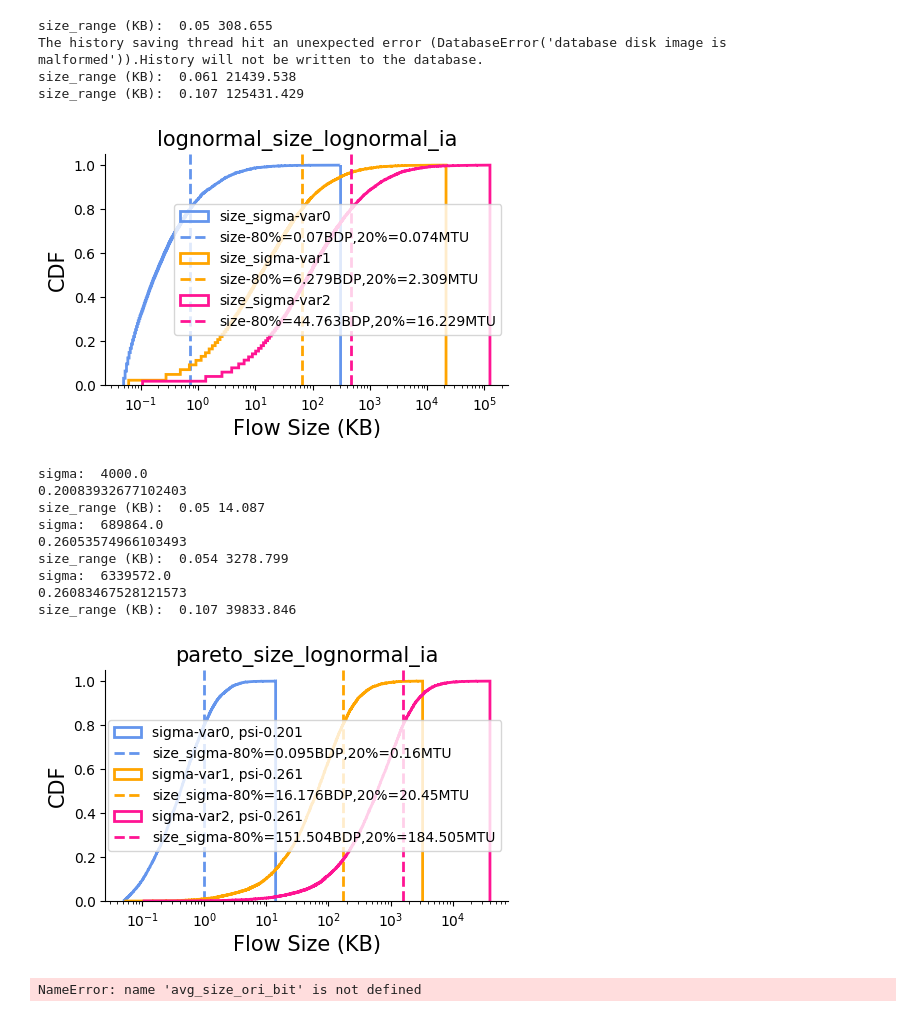
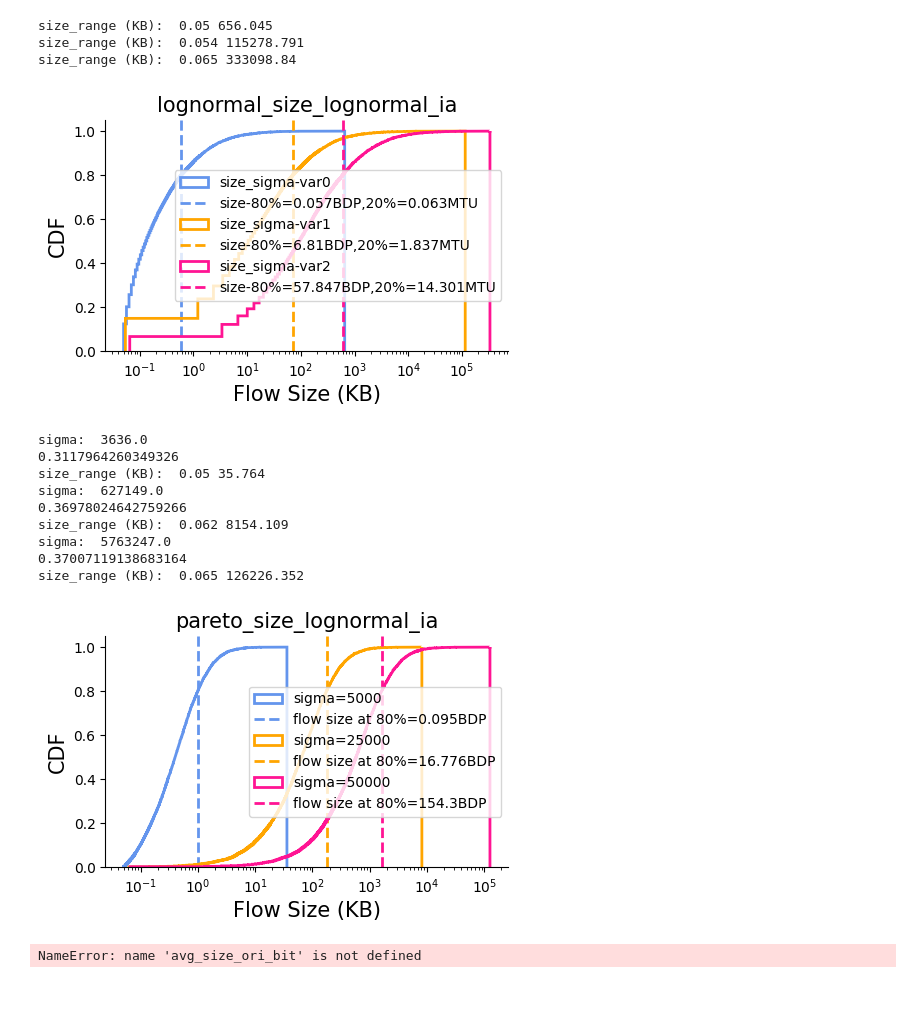
Before and after one commit to kwzhao/High-Precision-Congestion-Control, a Jupyter notebook: traffic_gen/plt_data.ipynb, the cells around one changed output. Cells and saved outputs as stored; diff of their text form; code cells hidden in the pictures.

```diff
--- a/traffic_gen/plt_data.ipynb
+++ b/traffic_gen/plt_data.ipynb
@@ -124,9 +125,9 @@ fig = plt.figure(figsize=(5.2, 3))  # 2.5 inch for 1/3 double column width
 ax = fig.add_subplot(111)
 for sigma_idx,size_sigma_ori in enumerate(sigmas):
       # mu = np.log(avg_size_ori_bit - min_size_in_bit) - ((sigma / 20000)**2) / 2
-      avg_size_in_bit = avg_size_base_in_bit*(float(size_sigma_ori) / 5000.0)**2.8  # 10KB
+      avg_size_in_bit = avg_size_base_in_bit*(float(size_sigma_ori) / 5000.0)**3  # 10KB
       # size_sigma=0.8+(60000-size_sigma_ori)/30000     # flow size
-      size_sigma=2    # flow size
+      size_sigma=2.2    # flow size
       mu = np.log(avg_size_in_bit - min_size_in_bit) - (size_sigma ** 2) / 2
       s = (min_size_in_bit + np.random.lognormal(mean=mu, sigma=size_sigma, size=(n_flows,)))
 
@@ -158,11 +159,10 @@ plt.xscale('log')
 plt.title("lognormal_size_lognormal_ia",fontsize=_fontsize)
 plt.show()
 # %% [output]
-size_range (KB):  0.05 308.655
-The history saving thread hit an unexpected error (DatabaseError('database disk image is malformed')).History will not be written to the database.
-size_range (KB):  0.061 21439.538
-size_range (KB):  0.107 125431.429
+size_range (KB):  0.05 656.045
+size_range (KB):  0.054 115278.791
+size_range (KB):  0.065 333098.84
-[figure, old version]
+[figure, new version]
 # %%
 from scipy.stats import genpareto
 from scipy.optimize import fsolve
@@ -173,7 +173,7 @@ ax = fig.add_subplot(111)
 for sigma_idx,size_sigma_ori in enumerate(sigmas):
       # sigma=int((sigma_ori-5000)/(50000)*(45000-20000)+20000)
       avg_size_in_bit=avg_size_base_in_bit*(float(size_sigma_ori)/5000.0)**3.2
-      size_sigma=avg_size_in_bit//2
+      size_sigma=avg_size_in_bit//2.2
       print("sigma: ",size_sigma)
       func = lambda x: 5 - np.power(1 + x * (avg_size_in_bit - min_size_in_bit) / size_sigma, 1 / x)
       # func = lambda x: 5 - np.power(1 + x * (avg_size_ori_bit - min_size_in_bit) / sigma, 1 / x)
@@ -181,45 +181,46 @@ for sigma_idx,size_sigma_ori in enumerate(sigmas):
       print(psi)
       assert psi<1.0
       s = min_size_in_bit + size_sigma * genpareto.rvs(c=psi, size=(n_flows,))
 
       s=s/bit_to_KB
       print("size_range (KB): ",
       np.round(np.min(s), 3),
       np.round(np.max(s), 3),)
 
       size_80 = np.percentile(s, 80)
       size_20 = np.percentile(s, 20)
-      count, bins, ignored = plt.hist(s, 100000, density=True,cumulative=True,histtype=u'step',linewidth=2,color=color_list[sigma_idx],label=f"sigma-var{sigma_idx}, psi-{np.round(psi,3)}")
+      count, bins, ignored = plt.hist(s, 100000, density=True,cumulative=True,histtype=u'step',linewidth=2,color=color_list[sigma_idx],label=f"sigma={size_sigma_ori}")
       plt.axvline(
             size_80,
             color=color_list[sigma_idx],
             linewidth=2,
             linestyle='--',
-            label=f"size_sigma-80%={np.round(size_80/BDP_IN_KB,3)}BDP,20%={np.round(size_20/MTU_IN_KB,3)}MTU"
+            # label=f"size_sigma-80%={np.round(size_80/BDP_IN_KB,3)}BDP,20%={np.round(size_20/MTU_IN_KB,3)}MTU"
+            label=f"flow size at 80%={np.round(size_80/BDP_IN_KB,3)}BDP"
         )
       # plt.plot(bins, 1/(sigma * np.sqrt(2 * np.pi)) *
       #                np.exp( - (bins - mu)**2 / (2 * sigma**2) ),
       #          linewidth=2, color='r')
 ax.spines["right"].set_visible(False)
 ax.spines["top"].set_visible(False)
 
 plt.ylabel("CDF", fontsize=_fontsize)
 plt.xlabel("Flow Size (KB)", fontsize=_fontsize)
 plt.legend(loc='right')
 plt.xscale('log')
 plt.title("pareto_size_lognormal_ia",fontsize=_fontsize)
 plt.show()
 # %% [output]
-sigma:  4000.0
-0.20083932677102403
-size_range (KB):  0.05 14.087
-sigma:  689864.0
-0.26053574966103493
-size_range (KB):  0.054 3278.799
-sigma:  6339572.0
-0.26083467528121573
-size_range (KB):  0.107 39833.846
+sigma:  3636.0
+0.3117964260349326
+size_range (KB):  0.05 35.764
+sigma:  627149.0
+0.36978024642759266
+size_range (KB):  0.062 8154.109
+sigma:  5763247.0
+0.37007119138683164
+size_range (KB):  0.065 126226.352
-[figure, old version]
+[figure, new version]
 # %%
 # input_gaussian_size_lognormal_ia
 fig = plt.figure(figsize=(5.2, 3))  # 2.5 inch for 1/3 double column width
```
Also changed, not shown: parts of 4 cells of this notebook, 1 other file.
